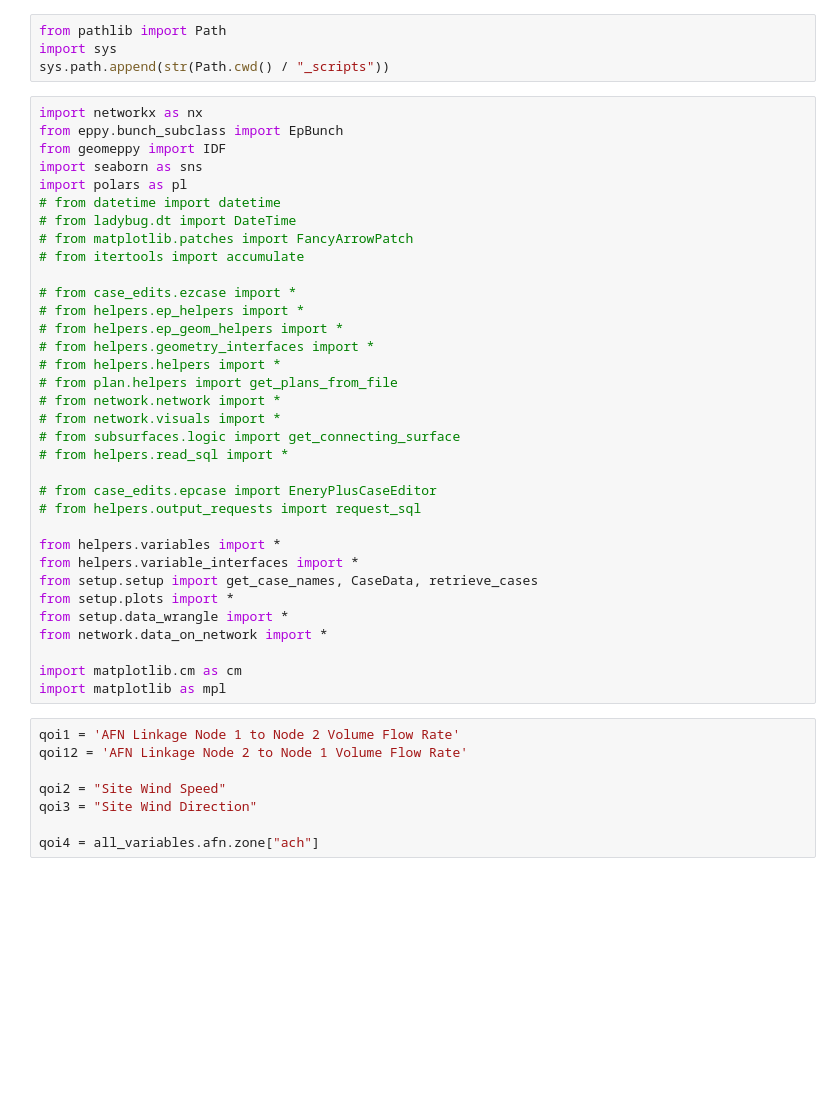
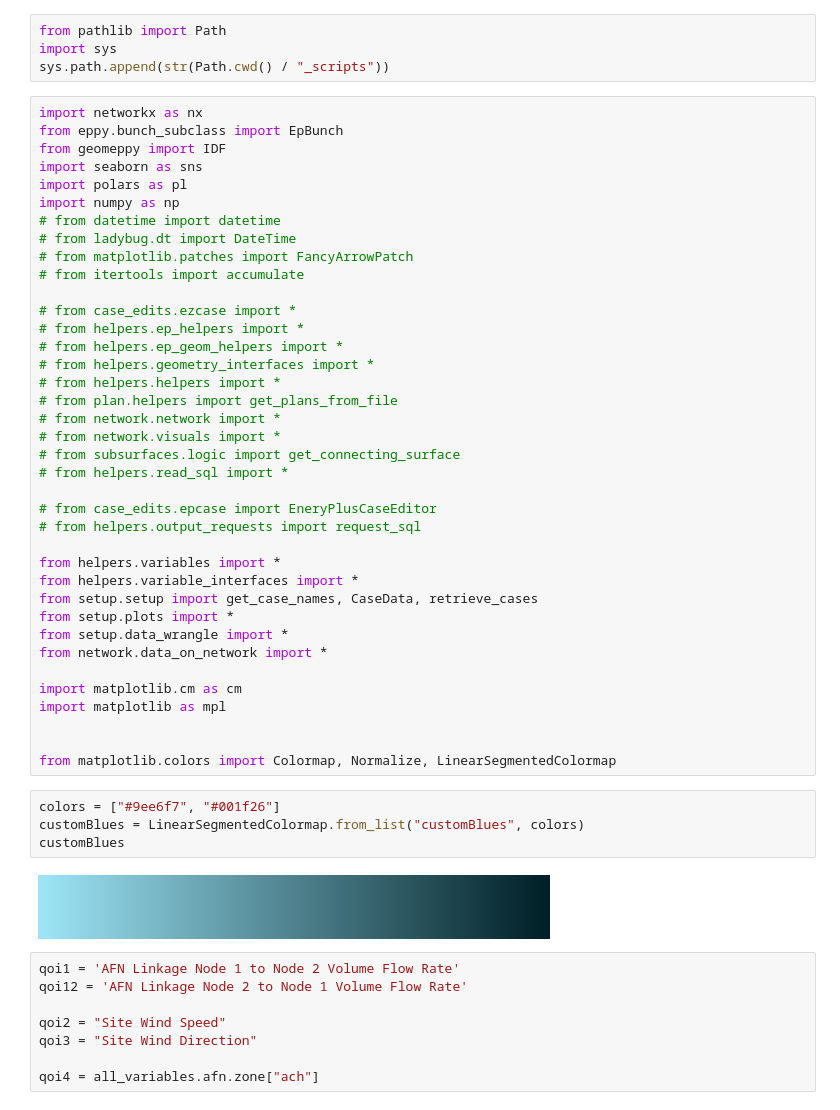
Before and after one commit to juliet29/plan2EPlus, a Jupyter notebook: _notebooks/t05_svg2plan.ipynb, the cells around one changed output. Drawn from its saved outputs; the diff is of its cells as text; blank space fills up the shorter version.

Commit message:
custom blues

```diff
--- a/_notebooks/t05_svg2plan.ipynb
+++ b/_notebooks/t05_svg2plan.ipynb
@@ -13,6 +13,7 @@ from eppy.bunch_subclass import EpBunch
 from geomeppy import IDF
 import seaborn as sns
 import polars as pl
+import numpy as np
 # from datetime import datetime
 # from ladybug.dt import DateTime
 # from matplotlib.patches import FancyArrowPatch
@@ -41,6 +42,15 @@ from network.data_on_network import *
 
 import matplotlib.cm as cm
 import matplotlib as mpl
+
+
+from matplotlib.colors import Colormap, Normalize, LinearSegmentedColormap
+# %%
+colors = ["#9ee6f7", "#001f26"]
+customBlues = LinearSegmentedColormap.from_list("customBlues", colors)
+customBlues
+# %% [output]
+[figure, added]
 # %%
 qoi1 = 'AFN Linkage Node 1 to Node 2 Volume Flow Rate'
 qoi12 = 'AFN Linkage Node 2 to Node 1 Volume Flow Rate'
```
Also changed, not shown: parts of 2 cells of this notebook, 1 other file.
